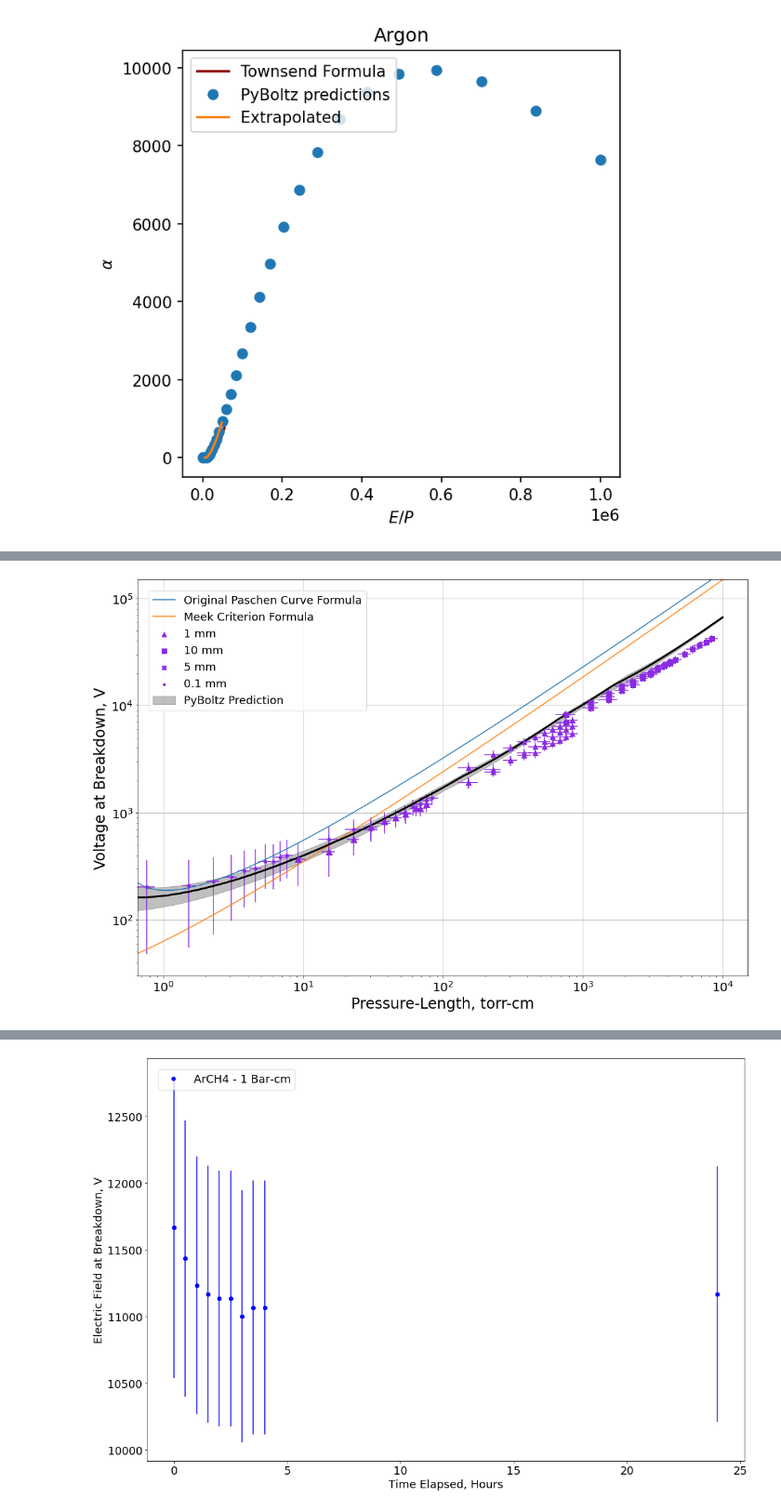
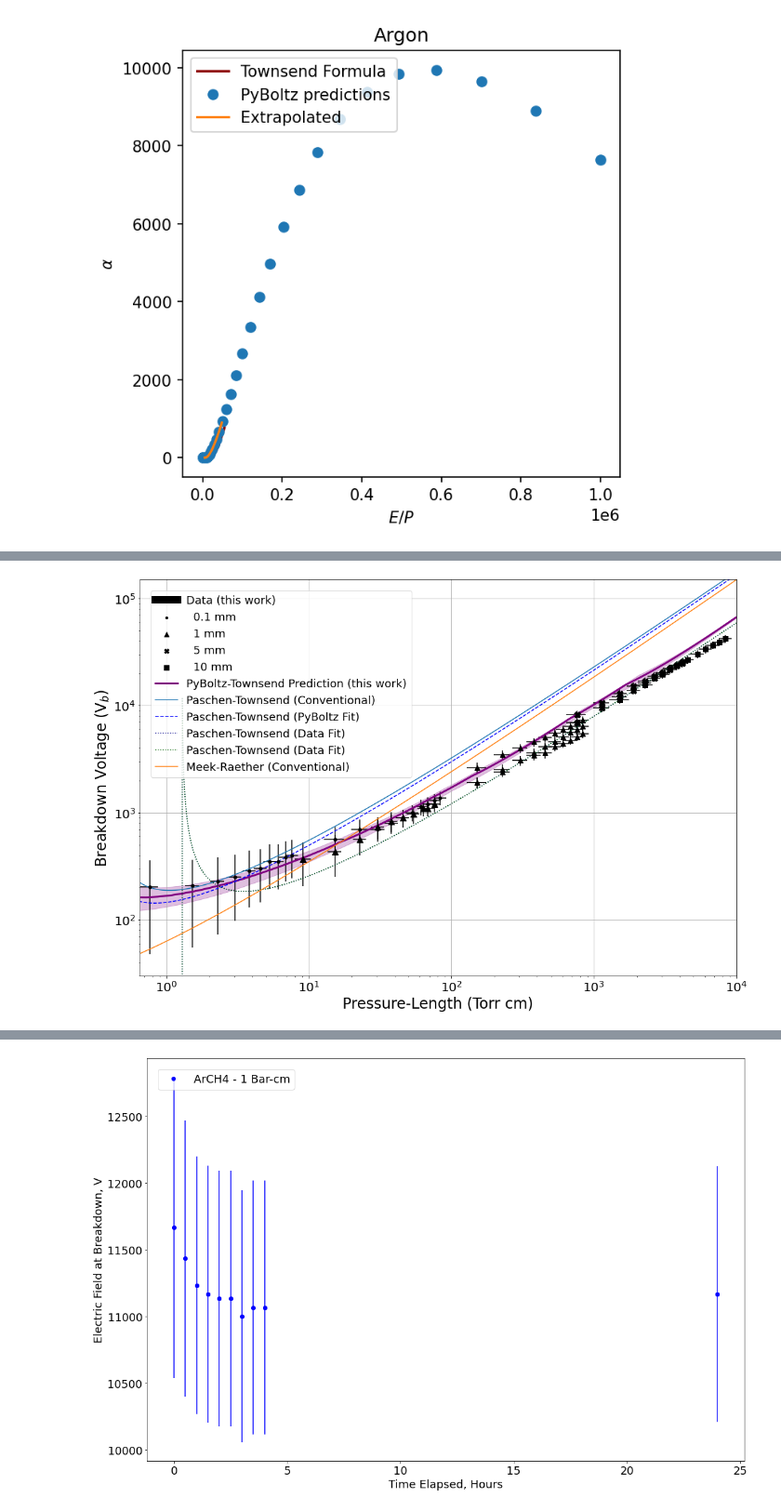
Before and after one commit to UTA-REST/HVBreakdown, a Jupyter notebook: HVplot.ipynb, the cells around one changed output, grey strips where cells are left out. Shown at 93% size. Saved outputs shown, nothing was run; the diff lists cells and outputs as text; code cells hidden in the pictures.

```diff
--- a/HVplot.ipynb
+++ b/HVplot.ipynb
@@ -290,0 +322,18 @@ Text(0.5, 1.0, 'Argon')
+# %%
+dfp2=dfp.reset_index()
+psFit=np.concatenate(dfp2[dfp2.Gas=='Ar'].p.values)
+ds=[float(g[:-2]) for g in dfp2[dfp2.Gas=='Ar'].Gap_Distance]
+
+
+pdFit=np.concatenate(dfp2[dfp2.Gas=='Ar'].avep.values)
+
+vFit=np.concatenate(dfp2[dfp2.Gas=='Ar'].avev.values)
+verrFit=np.concatenate(dfp2[dfp2.Gas=='Ar'].verr.values)
+res=curve_fit(PaschenFormula,pdFit, vFit,[Aco,Bco],sigma=verrFit)
+ACoFitDat=res[0][0]
+BCoFitDat=res[0][1]
+
+res=curve_fit(PaschenFormula,pdFit, vFit,[Aco,Bco,gammase],sigma=verrFit)
+ACoFitDat2=res[0][0]
+BCoFitDat2=res[0][1]
+gamsefit2=res[0][2]
@@ -294,64 +358,69 @@ Vb4_Ar_2 = d*p*alphafunc(770/(d*p)*np.log(1+1/.033))
 Vb4_Ar_mid = d*p*alphafunc(770/(d*p)*np.log(1+1/.01))
 Vb4_Ar_meek = d*p*alphafunc(770/(d*p)*np.log(10**8))
 # %%
-# Argon vs. Theoretical Curve Plotting
+## Argon vs. Theoretical Curve Plotting
 
 fig, ax = plt.subplots()
 
 # Argon Data
-plt.errorbar(dfp.loc[('Ar','1mm','GP','1'),'avep'],dfp.loc[('Ar','1mm','GP','1'),'avev'], xerr=dfp.loc[('Ar','1mm','GP','1'),'perr'], yerr=dfp.loc[('Ar','1mm','GP','1'),'verr'], ls='', color='blueviolet', marker='^', ms=8)
-plt.scatter(dfp.loc[('Ar','1mm','GP','1'),'avep'],dfp.loc[('Ar','1mm','GP','1'),'avev'],color='blueviolet', marker='^', s=56, label='1 mm')
-plt.errorbar(dfp.loc[('Ar','1mm','GP','2'),'avep'],dfp.loc[('Ar','1mm','GP','2'),'avev'], xerr=dfp.loc[('Ar','1mm','GP','2'),'perr'], yerr=dfp.loc[('Ar','1mm','GP','2'),'verr'], ls='', color='blueviolet', marker='^', ms=8)
-plt.scatter(dfp.loc[('Ar','1mm','GP','2'),'avep'],dfp.loc[('Ar','1mm','GP','2'),'avev'],color='blueviolet', marker='^', s=56)
-plt.errorbar(dfp.loc[('Ar','1mm','GP','3'),'avep'],dfp.loc[('Ar','1mm','GP','3'),'avev'], xerr=dfp.loc[('Ar','1mm','GP','3'),'perr'], yerr=dfp.loc[('Ar','1mm','GP','3'),'verr'], ls='', color='blueviolet', marker='^', ms=8)
-plt.scatter(dfp.loc[('Ar','1mm','GP','3'),'avep'],dfp.loc[('Ar','1mm','GP','3'),'avev'],color='blueviolet', marker='^', s=56)
-plt.errorbar(dfp.loc[('Ar','1mm','AP','1'),'avep'],dfp.loc[('Ar','1mm','AP','1'),'avev'], xerr=dfp.loc[('Ar','1mm','AP','1'),'perr'], yerr=dfp.loc[('Ar','1mm','AP','1'),'verr'], ls='', color='blueviolet', marker='^', ms=10)
-plt.scatter(dfp.loc[('Ar','1mm','AP','1'),'avep'],dfp.loc[('Ar','1mm','AP','1'),'avev'],color='blueviolet', marker='^', s=56)
-plt.errorbar(dfp.loc[('Ar','10mm','GP','1'),'avep'],dfp.loc[('Ar','10mm','GP','1'),'avev'], xerr=dfp.loc[('Ar','10mm','GP','1'),'perr'], yerr=dfp.loc[('Ar','10mm','GP','1'),'verr'], ls='', color='blueviolet', marker='s', ms=8)
-plt.scatter(dfp.loc[('Ar','10mm','GP','1'),'avep'],dfp.loc[('Ar','10mm','GP','1'),'avev'],color='blueviolet', marker='s', s=56, label='10 mm')
-plt.errorbar(dfp.loc[('Ar','5mm','GP','1'),'avep'],dfp.loc[('Ar','5mm','GP','1'),'avev'], xerr=dfp.loc[('Ar','5mm','GP','1'),'perr'], yerr=dfp.loc[('Ar','5mm','GP','1'),'verr'], ls='', color='blueviolet', marker='X', ms=10)
-plt.scatter(dfp.loc[('Ar','5mm','GP','1'),'avep'],dfp.loc[('Ar','5mm','GP','1'),'avev'],color='blueviolet', marker='X', s=56, label='5 mm')
-plt.errorbar(dfp.loc[('Ar','5mm','GP','2'),'avep'],dfp.loc[('Ar','5mm','GP','2'),'avev'], xerr=dfp.loc[('Ar','5mm','GP','2'),'perr'], yerr=dfp.loc[('Ar','5mm','GP','2'),'verr'], ls='', color='blueviolet', marker='X', ms=10)
-plt.scatter(dfp.loc[('Ar','5mm','GP','2'),'avep'],dfp.loc[('Ar','5mm','GP','2'),'avev'],color='blueviolet', marker='X', s=56)
-plt.errorbar(dfp.loc[('Ar','0.1mm','GP','1'),'avep'],dfp.loc[('Ar','0.1mm','GP','1'),'avev'], xerr=dfp.loc[('Ar','0.1mm','GP','1'),'perr'], yerr=dfp.loc[('Ar','0.1mm','GP','1'),'verr'], ls='', color='blueviolet', marker='.', ms=10)
-plt.scatter(dfp.loc[('Ar','0.1mm','GP','1'),'avep'],dfp.loc[('Ar','0.1mm','GP','1'),'avev'],color='blueviolet', marker='.', s=56, label='0.1 mm')
-plt.errorbar(dfp.loc[('Ar','0.1mm','AP','1'),'avep'],dfp.loc[('Ar','0.1mm','AP','1'),'avev'], xerr=dfp.loc[('Ar','0.1mm','AP','1'),'perr'], yerr=dfp.loc[('Ar','0.1mm','AP','1'),'verr'], ls='', color='blueviolet', marker='.', ms=10)
-plt.scatter(dfp.loc[('Ar','0.1mm','AP','1'),'avep'],dfp.loc[('Ar','0.1mm','AP','1'),'avev'],color='blueviolet', marker='.', s=56)
+lg_dattitle= plt.plot([0],[0],color='black',label='Data (this work)',markersize=1,linewidth=12)
+plt.errorbar(dfp.loc[('Ar','1mm','GP','1'),'avep'],dfp.loc[('Ar','1mm','GP','1'),'avev'], xerr=dfp.loc[('Ar','1mm','GP','1'),'perr'], yerr=dfp.loc[('Ar','1mm','GP','1'),'verr'], ls='', color='black', marker='^', ms=8)
+lg_dat1=plt.scatter(dfp.loc[('Ar','1mm','GP','1'),'avep'],dfp.loc[('Ar','1mm','GP','1'),'avev'],color='black', marker='^', s=56, label='  1 mm')
+plt.errorbar(dfp.loc[('Ar','1mm','GP','2'),'avep'],dfp.loc[('Ar','1mm','GP','2'),'avev'], xerr=dfp.loc[('Ar','1mm','GP','2'),'perr'], yerr=dfp.loc[('Ar','1mm','GP','2'),'verr'], ls='', color='black', marker='^', ms=8)
+plt.scatter(dfp.loc[('Ar','1mm','GP','2'),'avep'],dfp.loc[('Ar','1mm','GP','2'),'avev'],color='black', marker='^', s=56)
+plt.errorbar(dfp.loc[('Ar','1mm','GP','3'),'avep'],dfp.loc[('Ar','1mm','GP','3'),'avev'], xerr=dfp.loc[('Ar','1mm','GP','3'),'perr'], yerr=dfp.loc[('Ar','1mm','GP','3'),'verr'], ls='', color='black', marker='^', ms=8)
+plt.scatter(dfp.loc[('Ar','1mm','GP','3'),'avep'],dfp.loc[('Ar','1mm','GP','3'),'avev'],color='black', marker='^', s=56)
+plt.errorbar(dfp.loc[('Ar','1mm','AP','1'),'avep'],dfp.loc[('Ar','1mm','AP','1'),'avev'], xerr=dfp.loc[('Ar','1mm','AP','1'),'perr'], yerr=dfp.loc[('Ar','1mm','AP','1'),'verr'], ls='', color='black', marker='^', ms=10)
+plt.scatter(dfp.loc[('Ar','1mm','AP','1'),'avep'],dfp.loc[('Ar','1mm','AP','1'),'avev'],color='black', marker='^', s=56)
+plt.errorbar(dfp.loc[('Ar','10mm','GP','1'),'avep'],dfp.loc[('Ar','10mm','GP','1'),'avev'], xerr=dfp.loc[('Ar','10mm','GP','1'),'perr'], yerr=dfp.loc[('Ar','10mm','GP','1'),'verr'], ls='', color='black', marker='s', ms=8)
+lg_dat10=plt.scatter(dfp.loc[('Ar','10mm','GP','1'),'avep'],dfp.loc[('Ar','10mm','GP','1'),'avev'],color='black', marker='s', s=56, label='  10 mm')
+plt.errorbar(dfp.loc[('Ar','5mm','GP','1'),'avep'],dfp.loc[('Ar','5mm','GP','1'),'avev'], xerr=dfp.loc[('Ar','5mm','GP','1'),'perr'], yerr=dfp.loc[('Ar','5mm','GP','1'),'verr'], ls='', color='black', marker='X', ms=10)
+lg_dat5=plt.scatter(dfp.loc[('Ar','5mm','GP','1'),'avep'],dfp.loc[('Ar','5mm','GP','1'),'avev'],color='black', marker='X', s=56, label='  5 mm')
+plt.errorbar(dfp.loc[('Ar','5mm','GP','2'),'avep'],dfp.loc[('Ar','5mm','GP','2'),'avev'], xerr=dfp.loc[('Ar','5mm','GP','2'),'perr'], yerr=dfp.loc[('Ar','5mm','GP','2'),'verr'], ls='', color='black', marker='X', ms=10)
+plt.scatter(dfp.loc[('Ar','5mm','GP','2'),'avep'],dfp.loc[('Ar','5mm','GP','2'),'avev'],color='black', marker='X', s=56)
+plt.errorbar(dfp.loc[('Ar','0.1mm','GP','1'),'avep'],dfp.loc[('Ar','0.1mm','GP','1'),'avev'], xerr=dfp.loc[('Ar','0.1mm','GP','1'),'perr'], yerr=dfp.loc[('Ar','0.1mm','GP','1'),'verr'], ls='', color='black', marker='.', ms=10)
+lg_datp1=plt.scatter(dfp.loc[('Ar','0.1mm','GP','1'),'avep'],dfp.loc[('Ar','0.1mm','GP','1'),'avev'],color='black', marker='.', s=56, label='  0.1 mm')
+plt.errorbar(dfp.loc[('Ar','0.1mm','AP','1'),'avep'],dfp.loc[('Ar','0.1mm','AP','1'),'avev'], xerr=dfp.loc[('Ar','0.1mm','AP','1'),'perr'], yerr=dfp.loc[('Ar','0.1mm','AP','1'),'verr'], ls='', color='black', marker='.', ms=10)
+plt.scatter(dfp.loc[('Ar','0.1mm','AP','1'),'avep'],dfp.loc[('Ar','0.1mm','AP','1'),'avev'],color='black', marker='.', s=56)
 
 #Katherine and Leslie Data
 # plt.errorbar(pd_10mil,v_10mil, xerr=pd10mil_err, yerr=v10mil_err, ls='', marker='o', color='r')
 # plt.errorbar(pd_10mil,v_10mil, ls='', marker='o', color='r', label='Katherine\'s Data')
 # plt.errorbar(lep*.52*760,ledatm, xerr=.125*760, yerr=leerr*1000, ls='', marker='o', color='b')
 # plt.errorbar(lep*.52*760,ledatm, ls='', marker='o', color='b', label='Leslie\'s Data')
 
 ax.set_yscale('log')
 ax.set_xscale('log')
 fig.set_figheight(10)
 fig.set_figwidth(15)
 
-plt.plot(p, Vb, label='Original Paschen Curve Formula')
+lg_pred_pyt=plt.plot(p, Vb4_Ar_mid, linewidth=3, color = 'purple',label = 'PyBoltz-Townsend Prediction (this work)')
+plt.fill_between(p, Vb4_Ar_1, Vb4_Ar_2, color='purple', alpha=.25)
+lg_pred_pc=plt.plot(p, PaschenFormula(p,Aco,Bco,gammase), label='Paschen-Townsend (Conventional)')
+lg_pred_fitpy=plt.plot(p,PaschenFormula(p,ACoFitPy,BCoFitPy,gammase),'--',label='Paschen-Townsend (PyBoltz Fit)',color='blue')
+lg_pred_fitdat=plt.plot(p,PaschenFormula(p,ACoFitDat,BCoFitDat,gammase),':',label='Paschen-Townsend (Data Fit)',color='DarkBlue')
+lg_pred_fitdat2=plt.plot(p,PaschenFormula(p,ACoFitDat2,BCoFitDat2,gamsefit2),':',label='Paschen-Townsend (Data Fit)',color='DarkGreen')
+# plt.plot(p, Vb4_Ar_meek, color = 'red', label='Pyboltz w/ Meek Criterion')
+lg_pred_meek=plt.plot(p, Vb2, label='Meek-Raether (Conventional)')
 
-plt.plot(p, Vb2, label='Meek Criterion Formula')
+plt.xlabel('Pressure-Length (Torr cm)', fontsize=24)
+plt.ylabel('Breakdown Voltage (V$_b$)', fontsize=24)
 
-plt.fill_between(p, Vb4_Ar_1, Vb4_Ar_2, color='black', alpha=.25, label = 'PyBoltz Prediction')
-
-plt.plot(p, Vb4_Ar_mid, linewidth=3, color = 'black')
-
-# plt.plot(p, Vb4_Ar_meek, color = 'red', label='Pyboltz w/ Meek Criterion')
-
-plt.xlabel('Pressure-Length, torr-cm', fontsize=24)
-plt.ylabel('Voltage at Breakdown, V', fontsize=24)
-plt.legend(fontsize=18, borderaxespad=1, loc="upper left")
 plt.xticks(fontsize=20)
 plt.yticks(fontsize=20)
 ax.set_ylim([30,1.5e5])
-ax.set_xlim([.65,1.5e4])
+ax.set_xlim([.65,1e4])
 plt.grid()
+
+
+leg_order=[lg_dattitle[0],lg_datp1,lg_dat1,lg_dat5,lg_dat10,lg_pred_pyt[0],lg_pred_pc[0],lg_pred_fitpy[0],lg_pred_fitdat[0],lg_pred_fitdat2[0],lg_pred_meek[0]]
+plt.legend(leg_order,[H.get_label() for H in leg_order],fontsize=18, borderaxespad=1, loc="upper left")
+
 
 plt.tight_layout()
 
 plt.savefig('Argonplot.png',dpi=400)
 
 plt.show()
 # %% [output]
-[figure, old version]
+[figure, new version]
```
Also changed, not shown: parts of 21 cells of this notebook.
